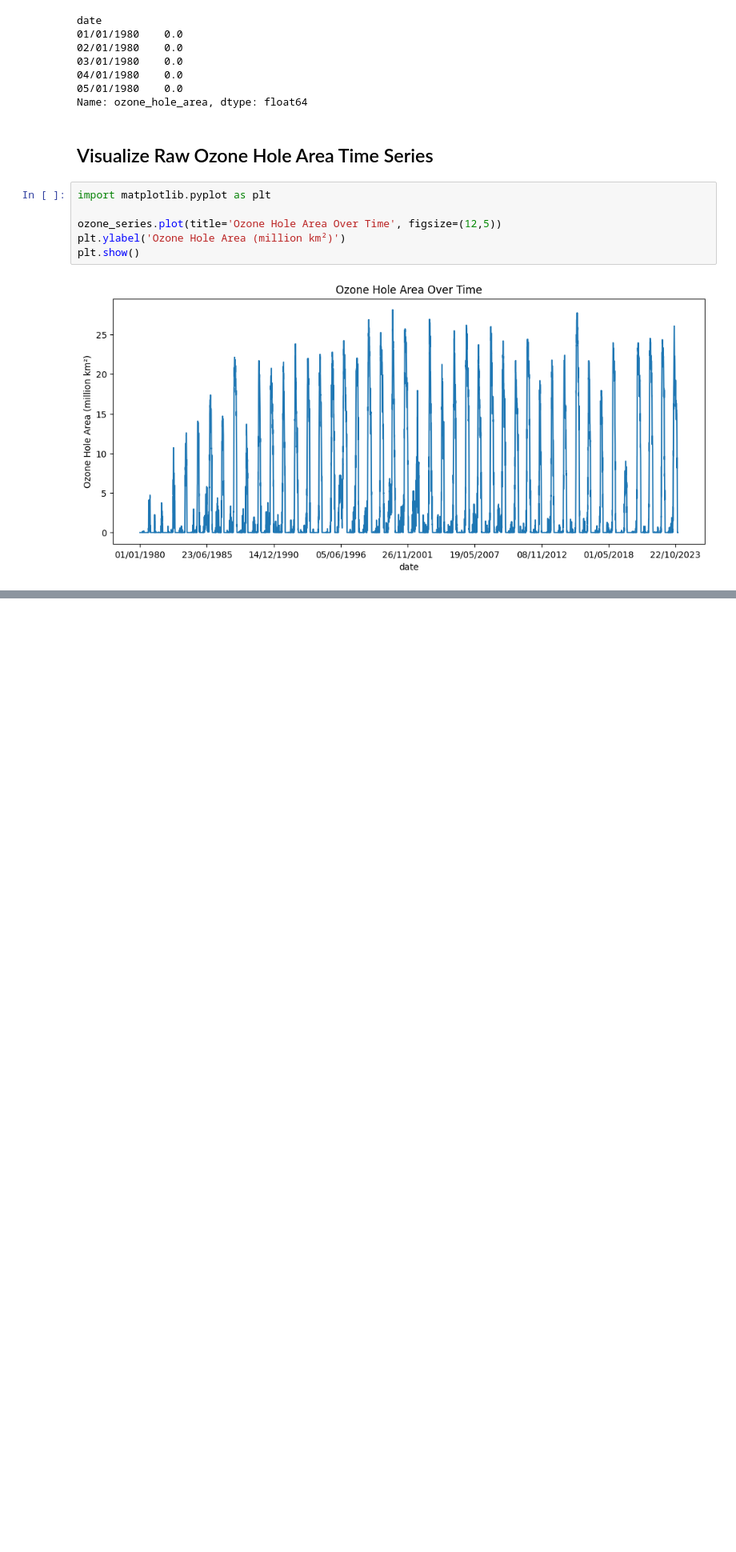
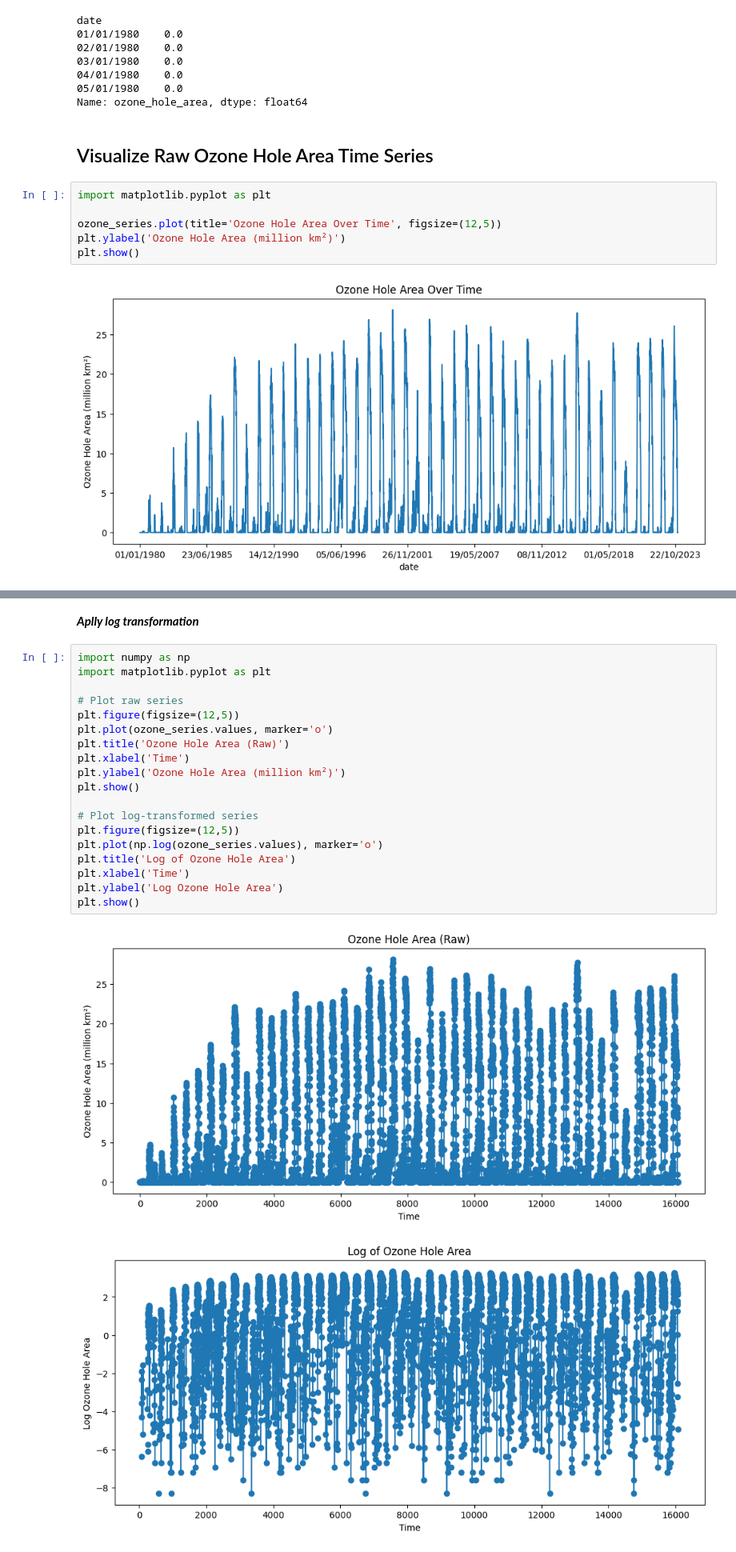
Before and after one commit to SelmahT/Time_Series_Analysis001, a Jupyter notebook: ozone_time_series/ozone.ipynb, the cells around one changed output, grey strips where cells are left out. Shown at 80% size. Saved outputs shown, nothing was run; the diff lists cells and outputs as text; blank space fills up the shorter version.

Commit message:
Add the ozone time series file

```diff
--- a/ozone_time_series/ozone.ipynb
+++ b/ozone_time_series/ozone.ipynb
@@ -55,0 +64,24 @@ plt.show()
+# %% [markdown]
+***Aplly log transformation***
+# %%
+import numpy as np
+import matplotlib.pyplot as plt
+
+# Plot raw series
+plt.figure(figsize=(12,5))
+plt.plot(ozone_series.values, marker='o')
+plt.title('Ozone Hole Area (Raw)')
+plt.xlabel('Time')
+plt.ylabel('Ozone Hole Area (million km²)')
+plt.show()
+
+# Plot log-transformed series
+plt.figure(figsize=(12,5))
+plt.plot(np.log(ozone_series.values), marker='o')
+plt.title('Log of Ozone Hole Area')
+plt.xlabel('Time')
+plt.ylabel('Log Ozone Hole Area')
+plt.show()
+# %% [output]
+[figure, added]
+[figure, added]
```
Also changed, not shown: parts of 8 cells of this notebook.
